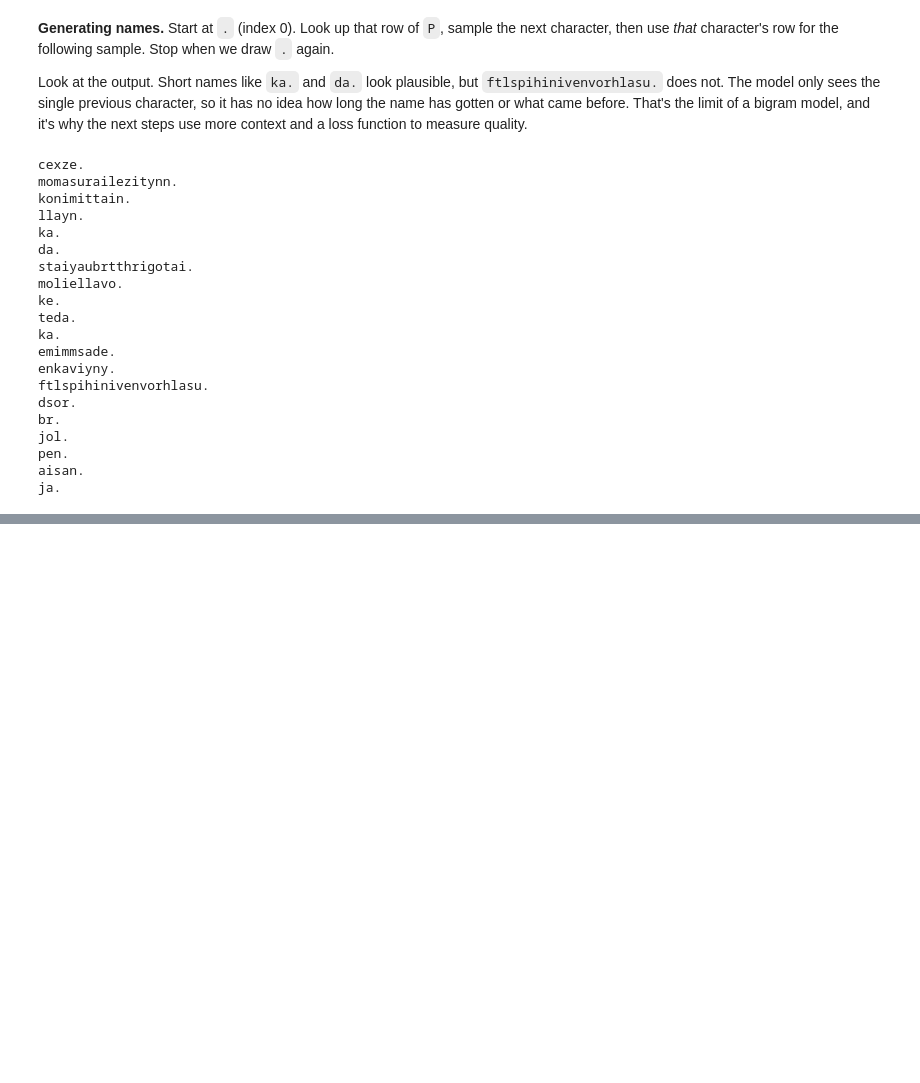
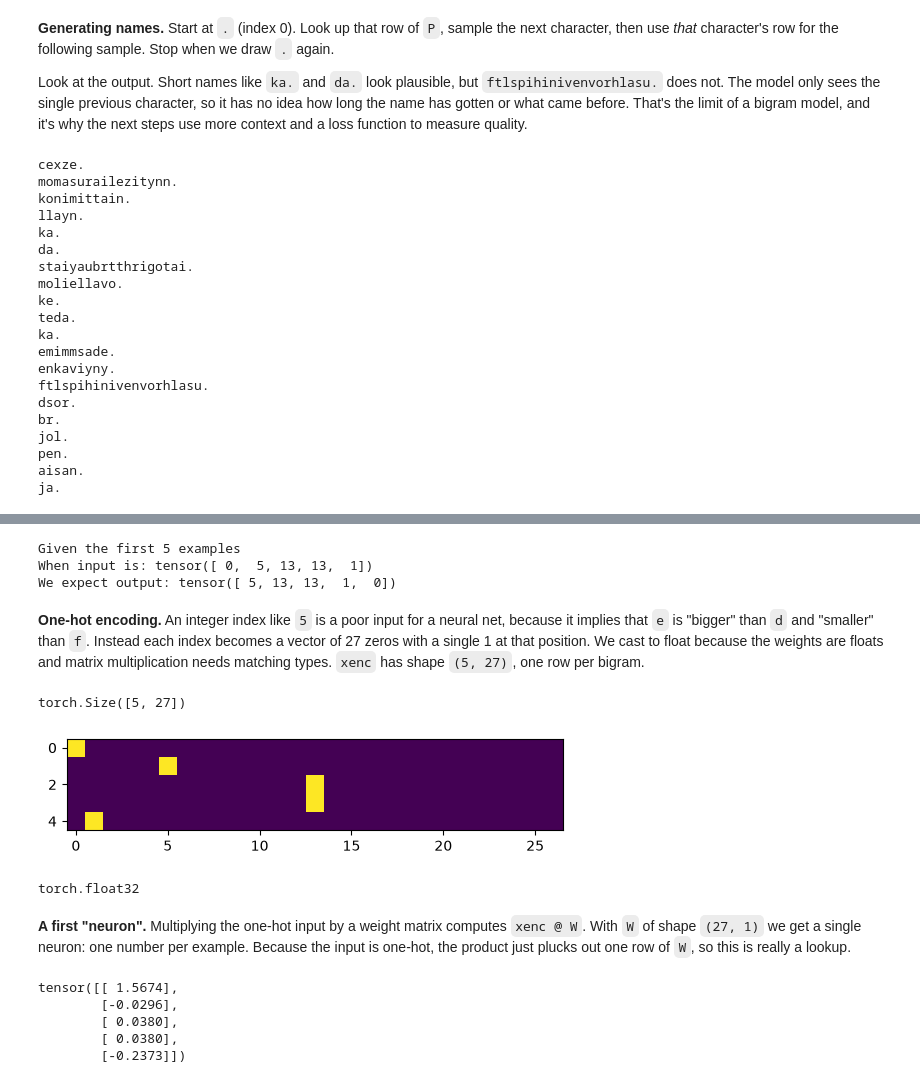
Before and after one commit to dpiede/neural-nets-from-scratch, a Jupyter notebook: notebooks/makemore_from_scratch_part1.ipynb, the cells around one changed output, grey strips where cells are left out. Saved outputs shown, nothing was run; the diff lists cells and outputs as text; code cells hidden in the pictures; blank space fills up the shorter version.

```diff
--- a/notebooks/makemore_from_scratch.ipynb
+++ b/notebooks/makemore_from_scratch_part1.ipynb
@@ -169,0 +198,22 @@ ja.
+# %%
+# Average negative log likelihood of the whole dataset under the count-based model.
+# Each term is log P(next char | current char), one step of the chain rule for a name.
+log_likelihood = 0.0
+n = 0  # number of bigrams, used to average later
+for w in words:
+    chs = ['.'] + list(w) + ['.']
+    for ch1, ch2 in zip(chs, chs[1:]):
+        ix1 = stoi[ch1]
+        ix2 = stoi[ch2]
+        p_pair = P[ix1, ix2]  # probability the model assigns to this bigram
+        logprob = torch.log(p_pair)
+        log_likelihood += logprob
+        n += 1
+        # uncomment to inspect individual bigrams:
+        # print(f'{ch1}{ch2}: {p_pair:.4f} {logprob:.4f}')
+
+print(f"log_likelihood = {log_likelihood.item():.4f}")
+nll = -log_likelihood  # negate so that lower is better
+print(f"nll = {nll.item():.4f}")
+avg_nll = nll / n  # average per bigram: this is the loss
+print(f"loss_nll_avg = {avg_nll.item():.4f}")
@@ -169,0 +228,53 @@ ja.
+# %%
+# Tiny training set from the first word only: (input char, label char) index pairs
+xs, ys = [], []
+
+for w in words[:1]:  # just 'emma'
+    chs = ['.'] + list(w) + ['.']
+    for ch1, ch2 in zip(chs, chs[1:]):
+        ix1 = stoi[ch1]
+        ix2 = stoi[ch2]
+        xs.append(ix1)  # input: current character
+        ys.append(ix2)  # label: the character that actually follows
+
+xs = torch.tensor(xs)
+ys = torch.tensor(ys)
+# %%
+print("Given the first 5 examples")
+print(f"When input is: {xs[:5]}")
+print(f"We expect output: {ys[:5]}")
+# %% [output]
+Given the first 5 examples
+When input is: tensor([ 0,  5, 13, 13,  1])
+We expect output: tensor([ 5, 13, 13,  1,  0])
+# %% [markdown]
+**One-hot encoding.** An integer index like `5` is a poor input for a neural net, because it implies that `e` is "bigger" than `d` and "smaller" than `f`. Instead each index becomes a vector of 27 zeros with a single 1 at that position. We cast to float because the weights are floats and matrix multiplication needs matching types. `xenc` has shape `(5, 27)`, one row per bigram.
+# %%
+import torch.nn.functional as F
+# One-hot: index i -> vector of 27 zeros with a 1 at position i
+xenc = F.one_hot(xs, num_classes=27).float()
+# %%
+xenc.shape  # (number of examples, 27)
+# %% [output]
+torch.Size([5, 27])
+# %%
+plt.imshow(xenc);  # one row per example, one bright pixel at the input character's index
+# %% [output]
+[figure, added]
+# %%
+xenc.dtype  # float32
+# %% [output]
+torch.float32
+# %% [markdown]
+**A first "neuron".** Multiplying the one-hot input by a weight matrix computes `xenc @ W`. With `W` of shape `(27, 1)` we get a single neuron: one number per example. Because the input is one-hot, the product just plucks out one row of `W`, so this is really a lookup.
+# %%
+# One neuron: a (27, 1) weight column gives one number per example
+g = torch.Generator().manual_seed(2147483647)
+W = torch.randn(size=(27, 1), generator=g)
+xenc @ W  # matrix multiplication; with one-hot input it plucks out one weight per example
+# %% [output]
+tensor([[ 1.5674],
+        [-0.0296],
+        [ 0.0380],
+        [ 0.0380],
+        [-0.2373]])
```
Also changed, not shown: parts of 32 cells of this notebook, 1 other file.
